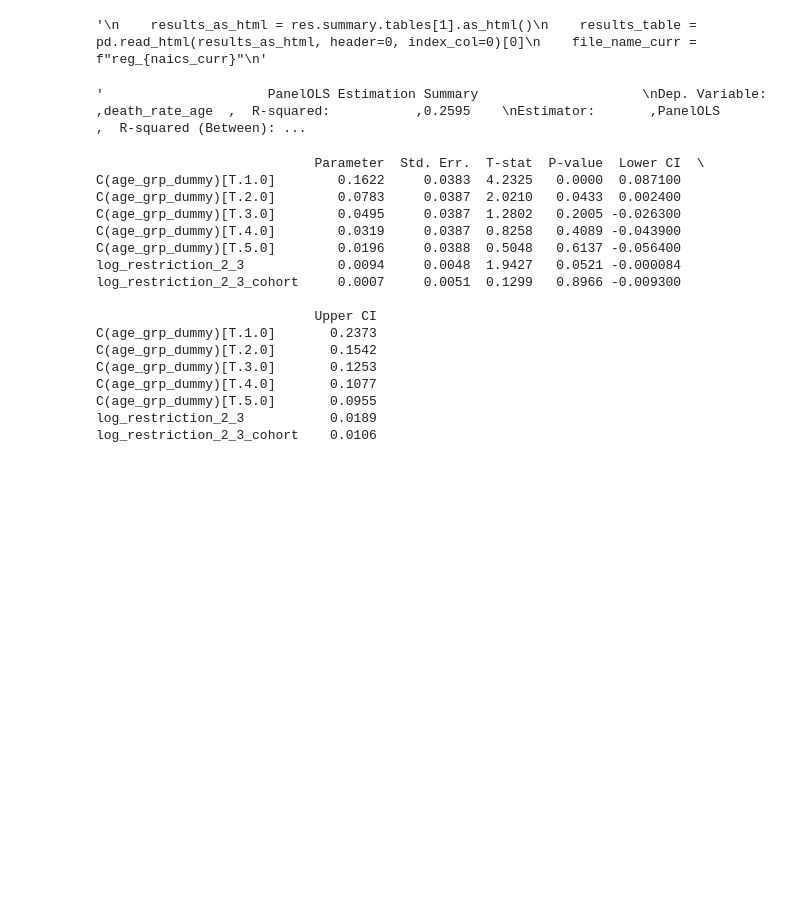
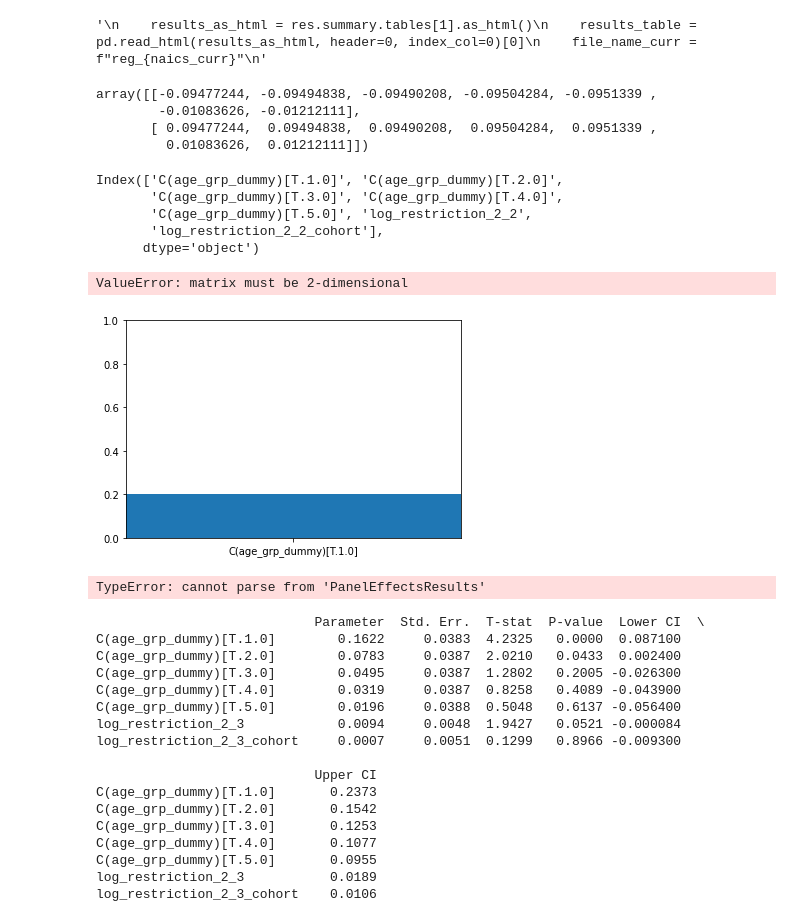
Before and after one commit to dczhaozach/RFE_project, a Jupyter notebook: notebooks/bds.ipynb, the cells around one changed output. Saved outputs shown, nothing was run; the diff lists cells and outputs as text; code cells hidden in the pictures; blank space fills up the shorter version.

```diff
--- a/notebooks/bds.ipynb
+++ b/notebooks/bds.ipynb
@@ -1396,7 +1396,7 @@ for naics_curr in range(2, 5):
 
     # results
     file_name_curr = f"reg_{naics_curr}"
-    results_dict_1[file_name_curr] =  res.summary
+    results_dict_1[file_name_curr] =  res
 
 """
     results_as_html = res.summary.tables[1].as_html()
@@ -1405,7 +1405,3 @@ for naics_curr in range(2, 5):
 """
 # %% [output]
 '\n    results_as_html = res.summary.tables[1].as_html()\n    results_table = pd.read_html(results_as_html, header=0, index_col=0)[0]\n    file_name_curr = f"reg_{naics_curr}"\n'
-# %%
-results_dict_1['reg_2'].as_csv()
-# %% [output]
-'                     PanelOLS Estimation Summary                     \nDep. Variable:   ,death_rate_age  ,  R-squared:           ,0.2595    \nEstimator:       ,PanelOLS        ,  R-squared (Between): ...
@@ -1412,5 +1411,33 @@ results_dict_1['reg_2'].as_csv()
+# %%
+cfint - mean
+# %% [output]
+array([[-0.09477244, -0.09494838, -0.09490208, -0.09504284, -0.0951339 ,
+        -0.01083626, -0.01212111],
+       [ 0.09477244,  0.09494838,  0.09490208,  0.09504284,  0.0951339 ,
+         0.01083626,  0.01212111]])
+# %%
+cfint = np.asmatrix(results_dict_1['reg_2'].conf_int().to_numpy().T)
+mean = np.asmatrix(results_dict_1['reg_2'].params.to_numpy().T)
+# %%
+err = cfint - np.concatenate((mean, mean), axis=0)
+type(mean)
+results_dict_1['reg_2'].conf_int().index
+# %% [output]
+Index(['C(age_grp_dummy)[T.1.0]', 'C(age_grp_dummy)[T.2.0]',
+       'C(age_grp_dummy)[T.3.0]', 'C(age_grp_dummy)[T.4.0]',
+       'C(age_grp_dummy)[T.5.0]', 'log_restriction_2_2',
+       'log_restriction_2_2_cohort'],
+      dtype='object')
+# %%
+fig, ax = plt.subplots()
+ax.bar(results_dict_1['reg_2'].conf_int().index, results_dict_1['reg_2'].params.to_numpy(), yerr = err)
+# %% [output]
+ValueError: matrix must be 2-dimensional
+[figure, added]
 # %%
 results_table = pd.read_html(results_dict_1['reg_2'], header=0, index_col=0)
+# %% [output]
+TypeError: cannot parse from 'PanelEffectsResults'
 # %%
 results_table[0].to_markdown(buf="C:/Users/zach_/Nobackupfile/Data/BDS/test.md")
 # %%
```
Also changed, not shown: parts of 1 cell of this notebook, 15 other files.
